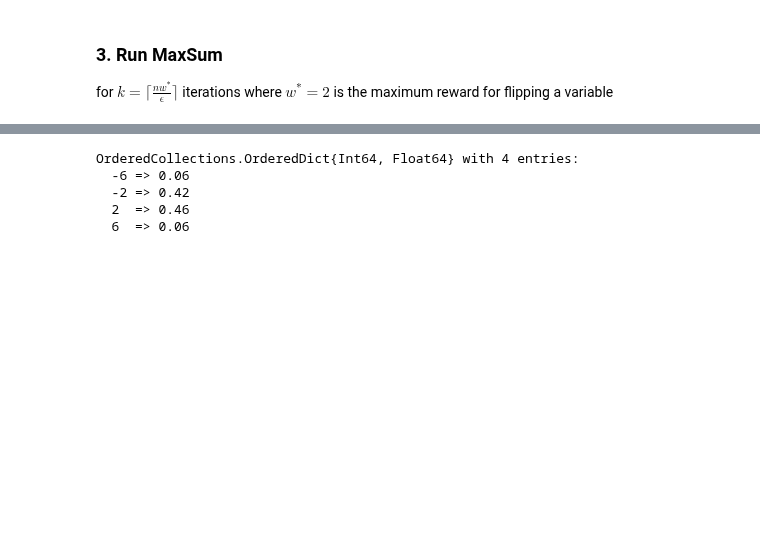
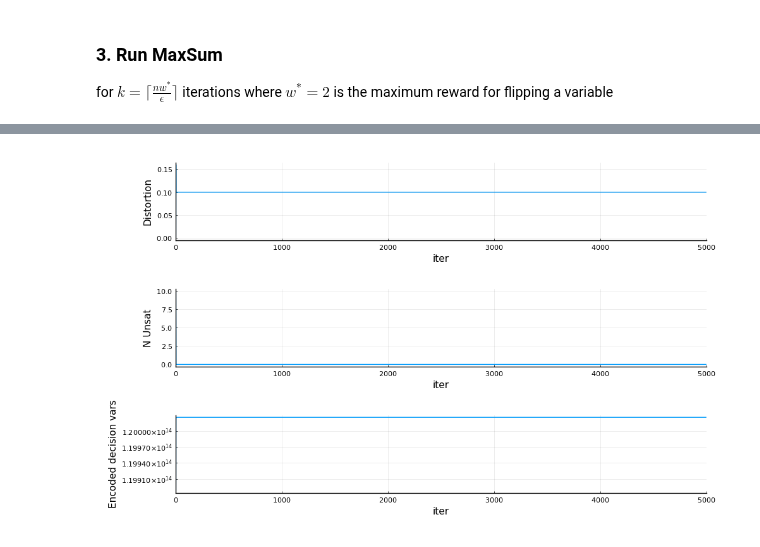
Before and after one commit to stecrotti/sourcecoding, a Jupyter notebook: notebooks/Convergence of MaxSum.ipynb, the cells around one changed output, grey strips where cells are left out. Saved outputs shown, nothing was run; the diff lists cells and outputs as text; code cells hidden in the pictures; blank space fills up the shorter version.

```diff
--- a/notebooks/Convergence of MaxSum.ipynb
+++ b/notebooks/Convergence of MaxSum.ipynb
@@ -106,21 +128,23 @@ Iter 20000.     err=2.0
 # %%
 p1 = plot(dist, label="")
 xlabel!(p1, "iter")
 ylabel!(p1, "Distortion")
+xlims!((0,iters))
 p2 = plot(nunsat, label="")
 xlabel!(p2, "iter")
 ylabel!(p2, "N Unsat")
-plot(p1,p2,layout=(2,1), size=(1000,400), margin=5Plots.mm)
+xlims!((0,iters))
+p3 = plot(X, label="")
+xlabel!(p3, "iter")
+ylabel!(p3, "Encoded decision vars")
+xlims!((0,iters))
+plot(p1,p2,p3,layout=(3,1), size=(1000,600), margin=5Plots.mm)
+# %% [output]
+[figure, added]
 # %%
-x_ms = (argmax.(ms.belief) .== 2)
-beliefs = [t[1]-t[2] for t in ms.belief]
-beliefs_hist = sort(proportionmap(beliefs))
+x_ms = (argmax.(ms.belief) .== 2);
+# beliefs = [t[1]-t[2] for t in ms.belief]
+# beliefs_hist = sort(proportionmap(beliefs))
-# %% [output]
-OrderedCollections.OrderedDict{Int64, Float64} with 4 entries:
-  -6 => 0.06
-  -2 => 0.42
-  2  => 0.46
-  6  => 0.06
 # %%
 a,b,c = performance(ms, s)
 println(a, " unsat. Distance of decision vars from source = ", c)
```
Also changed, not shown: parts of 31 cells of this notebook, 2 other files.
